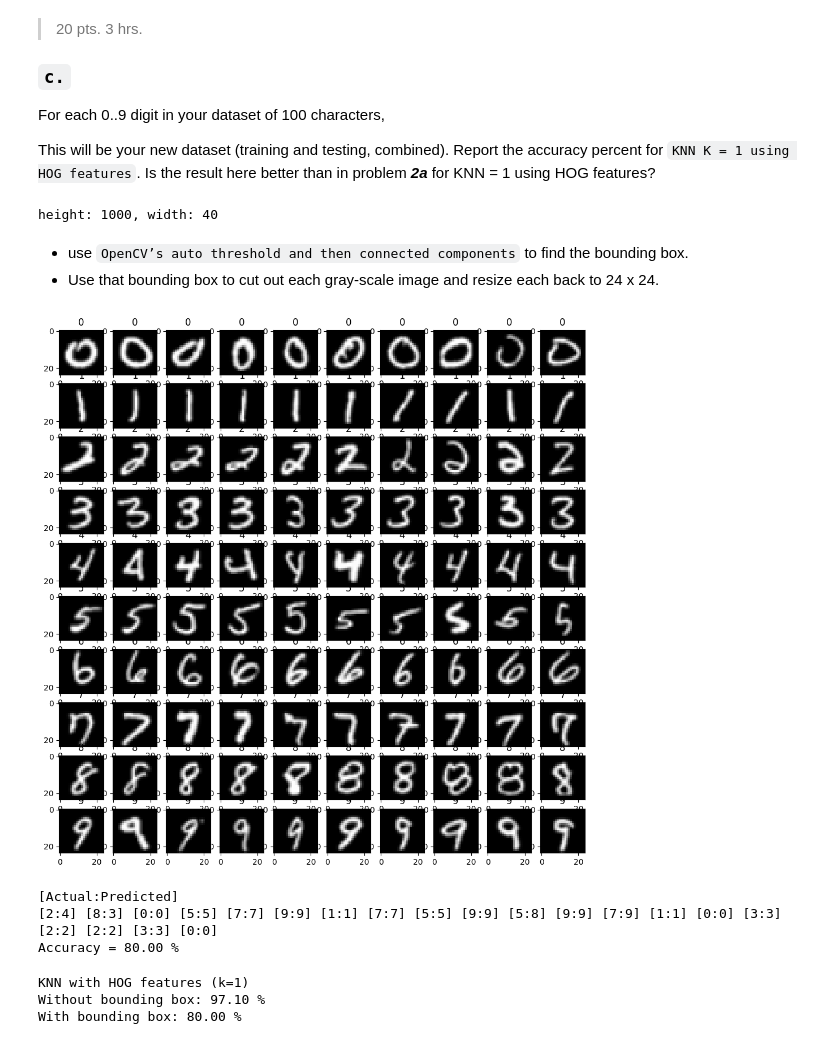
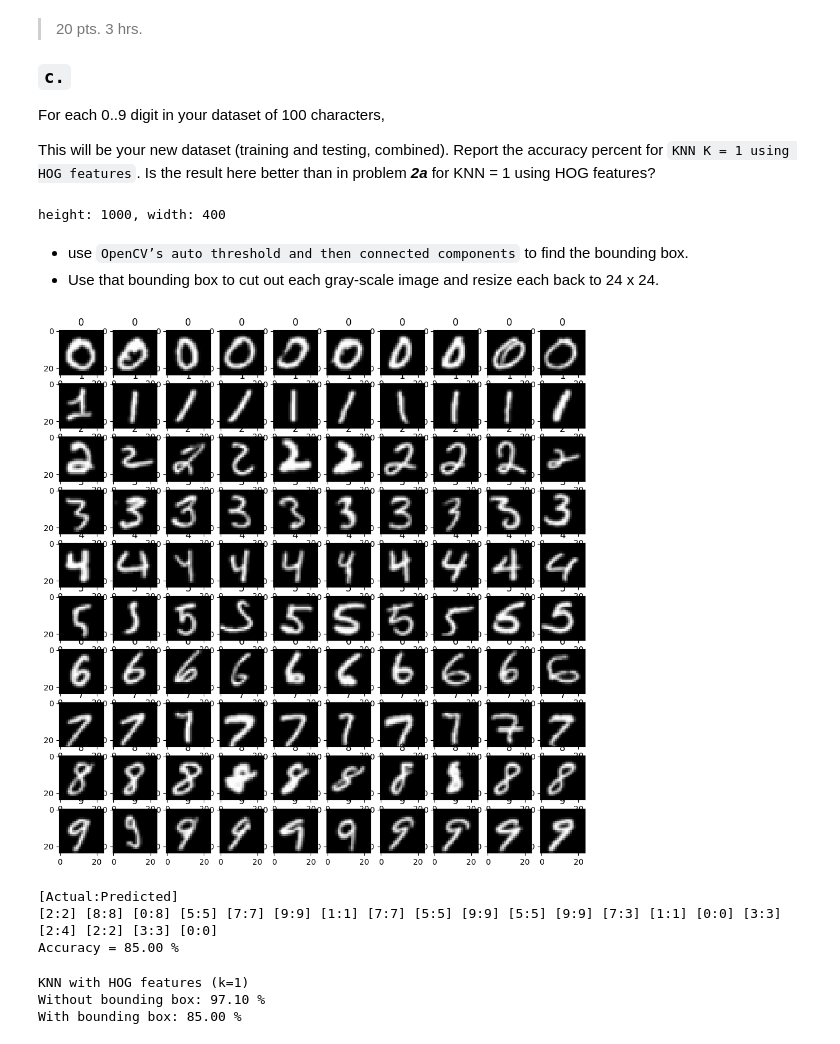
Before and after one commit to ibzzsfw/machine-learning, a Jupyter notebook: handwritten-digit-recognition/handwritten-digit-recognition.ipynb, the cells around one changed output. Cells and saved outputs as stored; diff of their text form; code cells hidden in the pictures.

Commit message:
`fix`: digit-100

```diff
--- a/handwritten-digit-recognition/handwritten-digit-recognition.ipynb
+++ b/handwritten-digit-recognition/handwritten-digit-recognition.ipynb
@@ -64,7 +64,7 @@ class Template:
         print("height: {}, width: {}".format(self.h, self.w))
 
     def cut(self, actual_dimension: int = DIMENSION, excepted_dimension: int = DIMENSION) -> None:
-        """Cut the image into a list of images of the same size"""
+        """Cut the image into a list of images of the same size OR resize the image to the excepted size"""
 
         if self.image is None:
             self.read_file()
@@ -469,11 +438,11 @@ For each 0..9 digit in your dataset of 100 characters,
 This will be your new dataset (training and testing, combined). Report the accuracy percent for `KNN K = 1 using HOG features`.
 Is the result here better than in problem ***2a*** for KNN = 1 using HOG features?
 # %%
-digits_100 = Template('./digits-100.png')
-# digits_100.plot_template()
+digits_100 = Template('digits-100.png')
+digits_100.plot_template()
 digits_100.cut(excepted_dimension=EXPECTED_DIMENSION)
 # %% [output]
-height: 1000, width: 40
+height: 1000, width: 400
 # %% [markdown]
 - use `OpenCV’s auto threshold and then connected components` to find the bounding box.
 - Use that bounding box to cut out each gray-scale image and resize each back to 24 x 24.
@@ -499,15 +468,19 @@ for i in range(len(digits_100.grids)):
     # Draw the largest connected component
     digits_100.grids[i].digit = horizontal_stacked_images[y:y + h, x:x + w]
     digits_100.grids[i].set_hog_feature(hog.compute(
-        digits_100.grids[i].digit, winStride, padding, locations))
+        digits_100.grids[i].digit,
+        winStride,
+        padding,
+        locations
+    ))
 # %%
 plt.figure(figsize=(12, 12))
-for i in range(len(digits_100.grids)):
+for i in range(100):
     plt.subplot(10, 10, i + 1)
     plt.imshow(digits_100.grids[i].digit, cmap='gray')
     plt.title(digits_100.grids[i].label)
 plt.show()
 # %% [output]
-[figure, old version]
+[figure, new version]
 # %%
 # Split train (80%), test
@@ -517,32 +490,35 @@ train, test = train_test_split(digits_100.grids, test_size=0.2, random_state=0)
 K = 1
 
 knn_c = KNeighborsClassifier(n_neighbors=K)
-knn_c.fit([grid.hog_feature.flatten() for grid in train], [
-          grid.label for grid in train])
+knn_c.fit(
+    [grid.hog_feature.flatten() for grid in train_c],
+    [grid.label for grid in train_c]
+)
 
 # Predict
-knn_c_pred = knn_c.predict([grid.hog_feature.flatten() for grid in test])
+knn_c_pred = knn_c.predict([grid.hog_feature.flatten() for grid in test_c])
 
 # Print comparison of predicted and actual
 print("[Actual:Predicted]")
-for i in range(len(test)):
-    print("[{}:{}]".format(test[i].label, knn_c_pred[i]), end=" ")
+for i in range(len(test_c)):
+    print("[{}:{}]".format(test_c[i].label, knn_c_pred[i]), end=" ")
 
 # Report the accuracy of the classifier
-knn_c_accuracy = accuracy_score([grid.label for grid in test], knn_c_pred)
+knn_c_accuracy = accuracy_score([grid.label for grid in test_c], knn_c_pred)
 
 # print as percentage with 4 decimal places
 print("\nAccuracy = {:.2f} %".format(knn_c_accuracy * 100))
 # %% [output]
 [Actual:Predicted]
-[2:4] [8:3] [0:0] [5:5] [7:7] [9:9] [1:1] [7:7] [5:5] [9:9] [5:8] [9:9] [7:9] [1:1] [0:0] [3:3] [2:2] [2:2] [3:3] [0:0]
-Accuracy = 80.00 %
+[2:2] [8:8] [0:8] [5:5] [7:7] [9:9] [1:1] [7:7] [5:5] [9:9] [5:5] [9:9] [7:3] [1:1] [0:0] [3:3] [2:4] [2:2] [3:3] [0:0]
+Accuracy = 85.00 %
 # %%
 # Compare knn_hog_1 and knn_c
 print("KNN with HOG features (k=1)")
 print("Without bounding box: {:.2f} %".format(knn_hog_1_accuracy * 100))
 print("With bounding box: {:.2f} %".format(knn_c_accuracy * 100))
+print("Note that: the accuracy depends on the size of dataset and how we pick the data from all the images")
 # %% [output]
 KNN with HOG features (k=1)
 Without bounding box: 97.10 %
-With bounding box: 80.00 %
+With bounding box: 85.00 %
```
Also changed, not shown: parts of 5 cells of this notebook, 1 other file.
